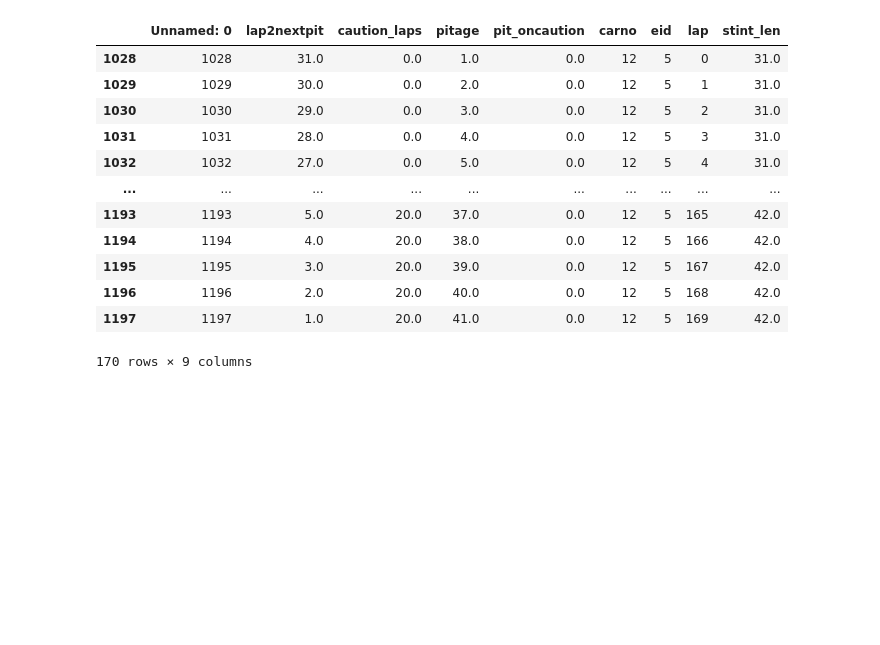
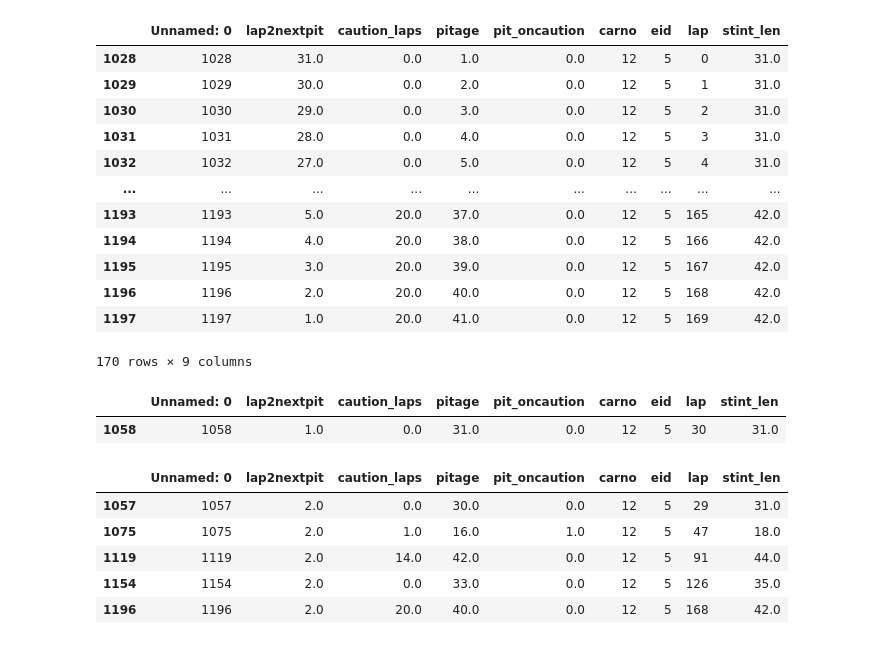
Before and after one commit to DSC-SPIDAL/rankpredictor, a Jupyter notebook: run/22.PaperFinal/notebook/RankNet-check-modeldata.ipynb, the cells around one changed output. Drawn from its saved outputs; the diff is of its cells as text; code cells hidden in the pictures; blank space fills up the shorter version.

Commit message:
add stint data analysis, try to visualize pit data by clusters

```diff
--- a/run/22.PaperFinal/notebook/RankNet-check-modeldata.ipynb
+++ b/run/22.PaperFinal/notebook/RankNet-check-modeldata.ipynb
@@ -405,3 +405,18 @@ df_test[df_test['carno']==12]
 | 1196 | 1196 | 2.0 | 20.0 | 40.0 | 0.0 | 12 | 5 | 168 | 42.0 |
 | 1197 | 1197 | 1.0 | 20.0 | 41.0 | 0.0 | 12 | 5 | 169 | 42.0 |
 170 rows × 9 columns
+# %%
+df12 = df_test[df_test['carno']==12]
+df12[df12['lap']==30]
+# %% [output]
+|  | Unnamed: 0 | lap2nextpit | caution_laps | pitage | pit_oncaution | carno | eid | lap | stint_len |
+| 1058 | 1058 | 1.0 | 0.0 | 31.0 | 0.0 | 12 | 5 | 30 | 31.0 |
+# %%
+df12[df12['lap2nextpit']==2]
+# %% [output]
+|  | Unnamed: 0 | lap2nextpit | caution_laps | pitage | pit_oncaution | carno | eid | lap | stint_len |
+| 1057 | 1057 | 2.0 | 0.0 | 30.0 | 0.0 | 12 | 5 | 29 | 31.0 |
+| 1075 | 1075 | 2.0 | 1.0 | 16.0 | 1.0 | 12 | 5 | 47 | 18.0 |
+| 1119 | 1119 | 2.0 | 14.0 | 42.0 | 0.0 | 12 | 5 | 91 | 44.0 |
+| 1154 | 1154 | 2.0 | 0.0 | 33.0 | 0.0 | 12 | 5 | 126 | 35.0 |
+| 1196 | 1196 | 2.0 | 20.0 | 40.0 | 0.0 | 12 | 5 | 168 | 42.0 |
```
Also changed, not shown: 6 other files.
